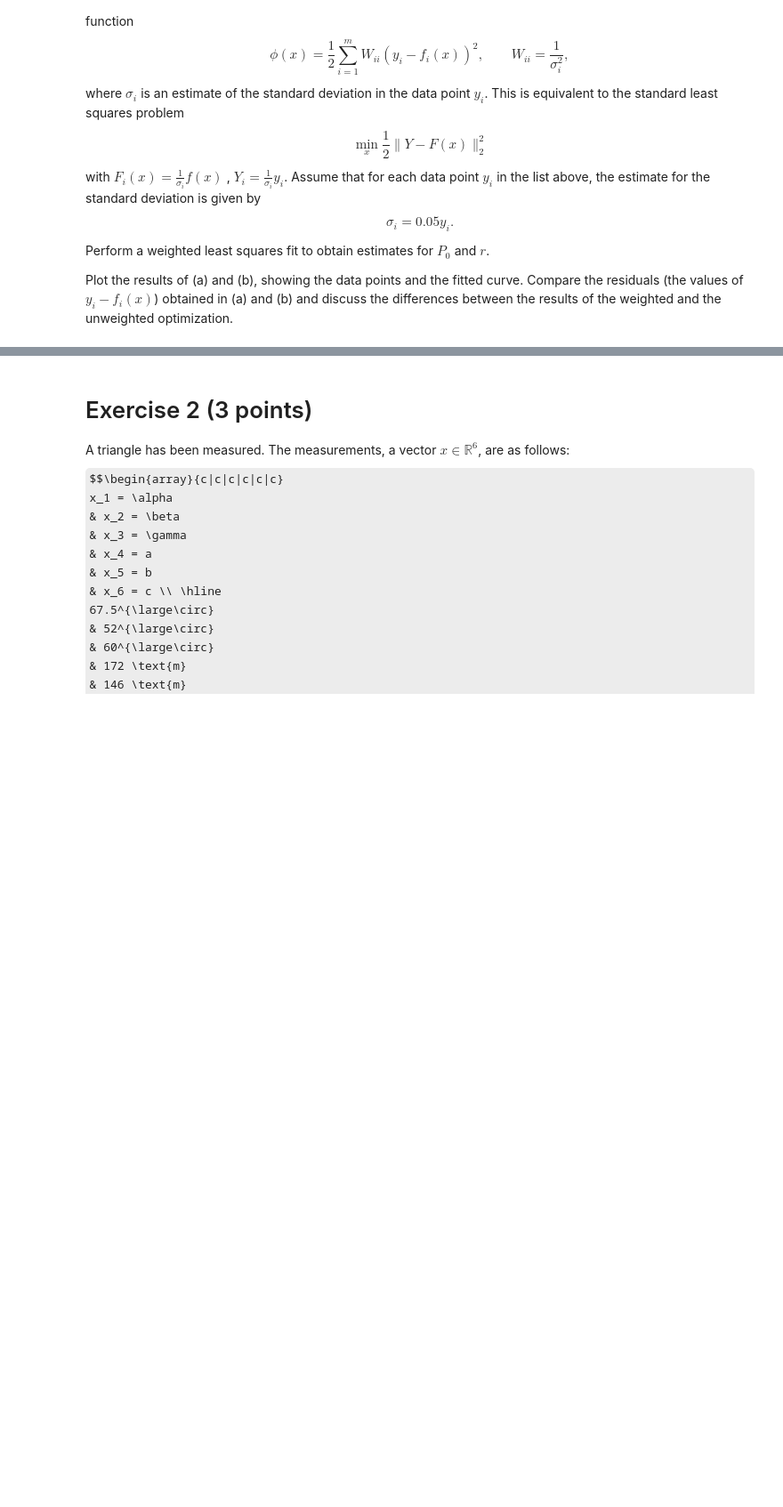
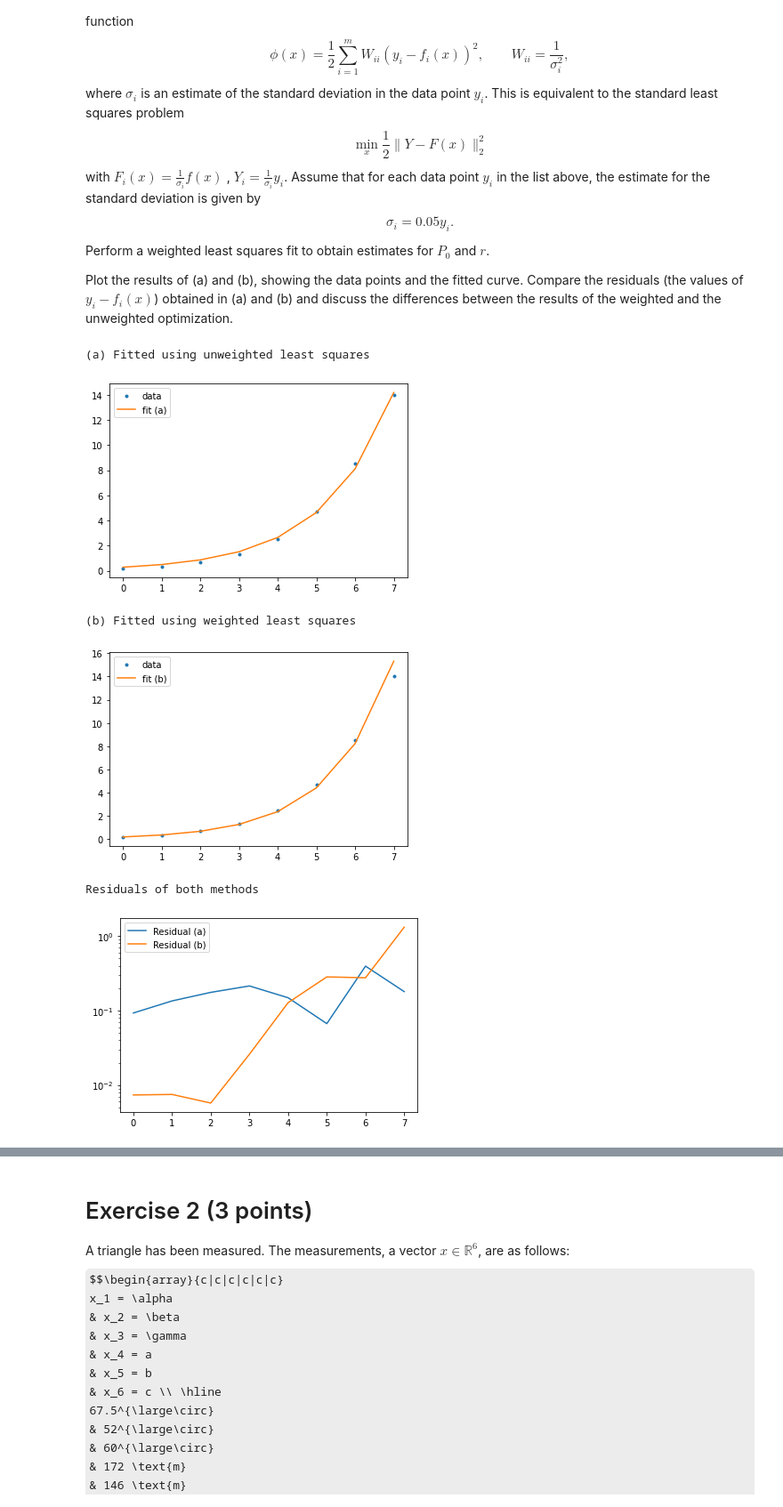
Before and after one commit to JaccovanWijk/NAHomework, a Jupyter notebook: Homework 5/Jacco.ipynb, the cells around one changed output, grey strips where cells are left out. Shown at 89% size. Cells and saved outputs as stored; diff of their text form; code cells hidden in the pictures; some formulas as TeX source; blank space fills up the shorter version.

```diff
--- a/Homework 5/Jacco.ipynb
+++ b/Homework 5/Jacco.ipynb
@@ -32,3 +88,49 @@ Perform a weighted least squares fit to obtain estimates for $P_0$ and $r$.
 
 Plot the results of (a) and (b), showing the data points and the fitted curve. Compare the residuals
 (the values of $y_i - f_i(x)$) obtained in (a) and (b) and discuss the differences between the results of the weighted and the unweighted optimization.
+# %%
+from scipy.optimize import minimize
+def F(t, x, sigma):
+    return f(t,x)/sigma
+
+def std(y):
+    return 0.05 * y
+
+def weighted_lstsq(x, *args):
+    t, Y, sigmas = args[0], args[1], args[2]
+    norm = la.norm(Y - F(t, x, sigmas))
+    return 0.5 * norm ** 2
+
+sigmas = std(data)
+Y = data/sigmas
+x0 = np.array([1,2])
+x_weighted = minimize(weighted_lstsq, x0, args=(t, Y, sigmas)).x
+y_weighted = f(t,x_weighted)
+
+print("(a) Fitted using unweighted least squares")
+plt.plot(t, data, '.', label="data")
+plt.plot(t, y_fit, label="fit (a)")
+plt.legend()
+plt.show()
+
+print("(b) Fitted using weighted least squares")
+plt.plot(t, data, '.', label="data")
+plt.plot(t, y_weighted, label="fit (b)")
+plt.legend()
+plt.show()
+
+print("Residuals of both methods")
+residual_lstsq = np.abs(residual(t, x_fit[-1], data))
+residual_weighted = np.abs(residual(t, x_weighted, data))
+plt.plot(residual_lstsq, label="Residual (a)")
+plt.plot(residual_weighted, label="Residual (b)")
+plt.yscale("log")
+plt.legend()
+plt.show()
+# %% [output]
+(a) Fitted using unweighted least squares
+[figure, added]
+(b) Fitted using weighted least squares
+[figure, added]
+Residuals of both methods
+[figure, added]
```
Also changed, not shown: parts of 3 cells of this notebook.
